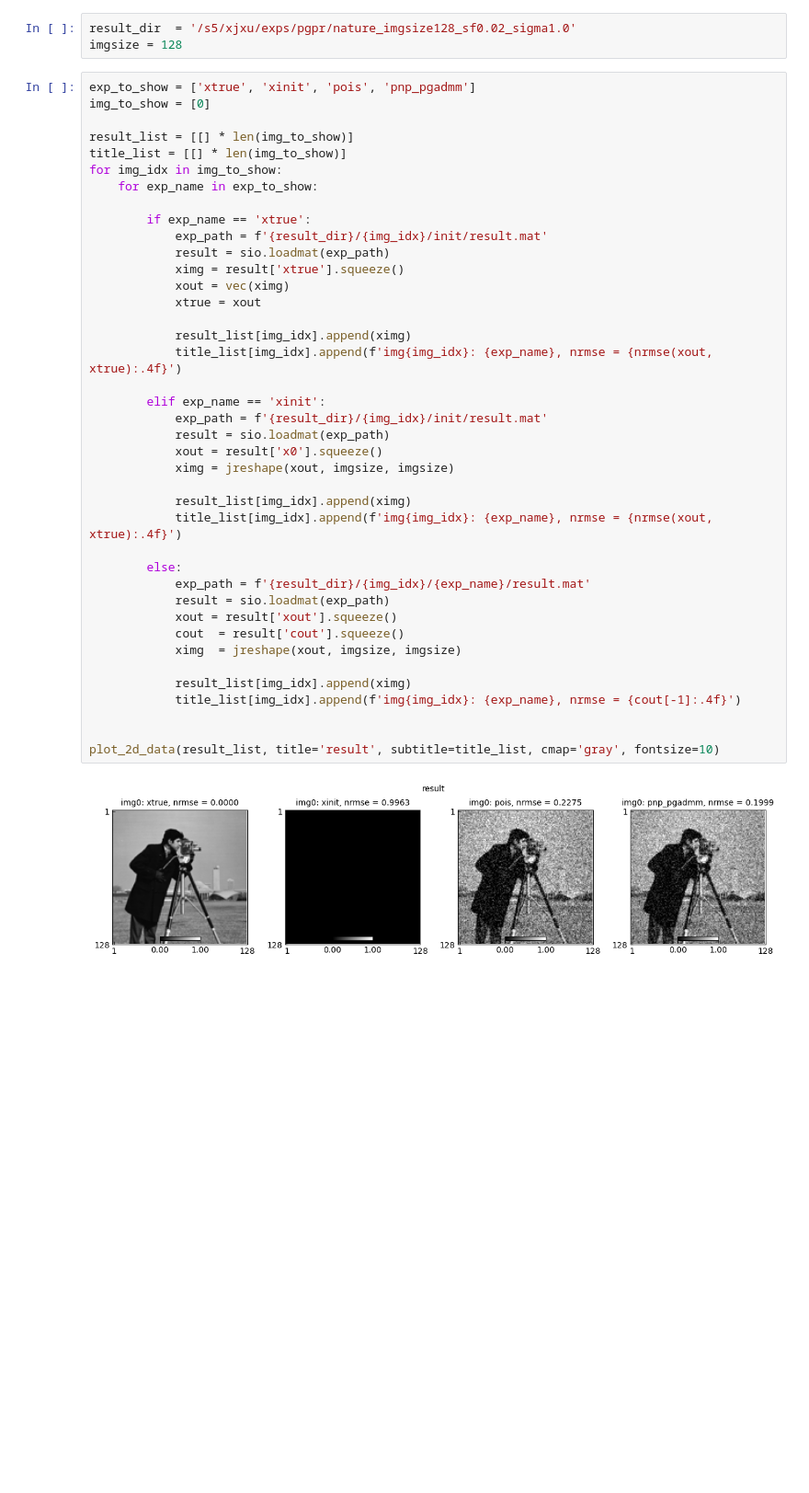
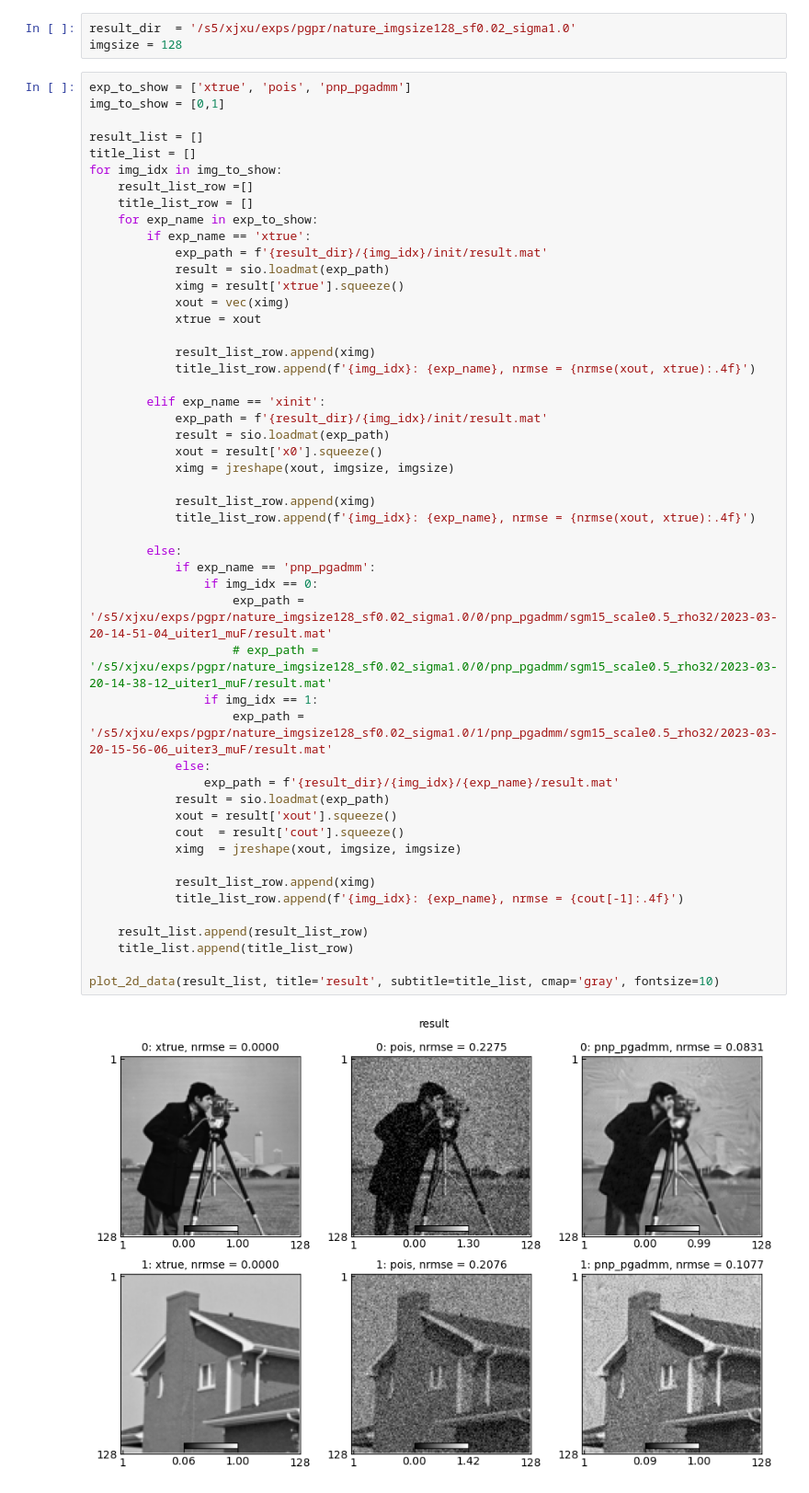
Before and after one commit to ZongyuLi-umich/2023-PGPR, a Jupyter notebook: src/live_check_result.ipynb, the cells around one changed output. Shown at 92% size. Cells and saved outputs as stored; diff of their text form; blank space fills up the shorter version.

```diff
--- a/src/live_check_result.ipynb
+++ b/src/live_check_result.ipynb
@@ -47,44 +49,54 @@ def plot_2d_data(data_list, title='density', subtitle=None, cmap='gray', fontsiz
 result_dir  = '/s5/xjxu/exps/pgpr/nature_imgsize128_sf0.02_sigma1.0'
 imgsize = 128
 # %%
-exp_to_show = ['xtrue', 'xinit', 'pois', 'pnp_pgadmm']
-img_to_show = [0]
+exp_to_show = ['xtrue', 'pois', 'pnp_pgadmm']
+img_to_show = [0,1]
 
-result_list = [[] * len(img_to_show)]
-title_list = [[] * len(img_to_show)]
+result_list = []
+title_list = []
 for img_idx in img_to_show:
+    result_list_row =[]
+    title_list_row = []
     for exp_name in exp_to_show:
-
         if exp_name == 'xtrue':
             exp_path = f'{result_dir}/{img_idx}/init/result.mat'
             result = sio.loadmat(exp_path)
             ximg = result['xtrue'].squeeze()
             xout = vec(ximg)
             xtrue = xout
 
-            result_list[img_idx].append(ximg)
-            title_list[img_idx].append(f'img{img_idx}: {exp_name}, nrmse = {nrmse(xout, xtrue):.4f}')
+            result_list_row.append(ximg)
+            title_list_row.append(f'{img_idx}: {exp_name}, nrmse = {nrmse(xout, xtrue):.4f}')
 
         elif exp_name == 'xinit':
             exp_path = f'{result_dir}/{img_idx}/init/result.mat'
             result = sio.loadmat(exp_path)
             xout = result['x0'].squeeze()
             ximg = jreshape(xout, imgsize, imgsize)
 
-            result_list[img_idx].append(ximg)
-            title_list[img_idx].append(f'img{img_idx}: {exp_name}, nrmse = {nrmse(xout, xtrue):.4f}')
+            result_list_row.append(ximg)
+            title_list_row.append(f'{img_idx}: {exp_name}, nrmse = {nrmse(xout, xtrue):.4f}')
 
         else:
-            exp_path = f'{result_dir}/{img_idx}/{exp_name}/result.mat'
+            if exp_name == 'pnp_pgadmm':
+                if img_idx == 0:
+                    exp_path = '/s5/xjxu/exps/pgpr/nature_imgsize128_sf0.02_sigma1.0/0/pnp_pgadmm/sgm15_scale0.5_rho32/2023-03-20-14-51-04_uiter1_muF/result.mat'
+                    # exp_path = '/s5/xjxu/exps/pgpr/nature_imgsize128_sf0.02_sigma1.0/0/pnp_pgadmm/sgm15_scale0.5_rho32/2023-03-20-14-38-12_uiter1_muF/result.mat'
+                if img_idx == 1:
+                    exp_path = '/s5/xjxu/exps/pgpr/nature_imgsize128_sf0.02_sigma1.0/1/pnp_pgadmm/sgm15_scale0.5_rho32/2023-03-20-15-56-06_uiter3_muF/result.mat'
+            else:
+                exp_path = f'{result_dir}/{img_idx}/{exp_name}/result.mat'
             result = sio.loadmat(exp_path)
             xout = result['xout'].squeeze()
             cout  = result['cout'].squeeze()
             ximg  = jreshape(xout, imgsize, imgsize)
 
-            result_list[img_idx].append(ximg)
-            title_list[img_idx].append(f'img{img_idx}: {exp_name}, nrmse = {cout[-1]:.4f}')
+            result_list_row.append(ximg)
+            title_list_row.append(f'{img_idx}: {exp_name}, nrmse = {cout[-1]:.4f}')
 
+    result_list.append(result_list_row)
+    title_list.append(title_list_row)
 
 plot_2d_data(result_list, title='result', subtitle=title_list, cmap='gray', fontsize=10)
 # %% [output]
-[figure, old version]
+[figure, new version]
```
Also changed, not shown: parts of 1 cell of this notebook, 6 other files.
